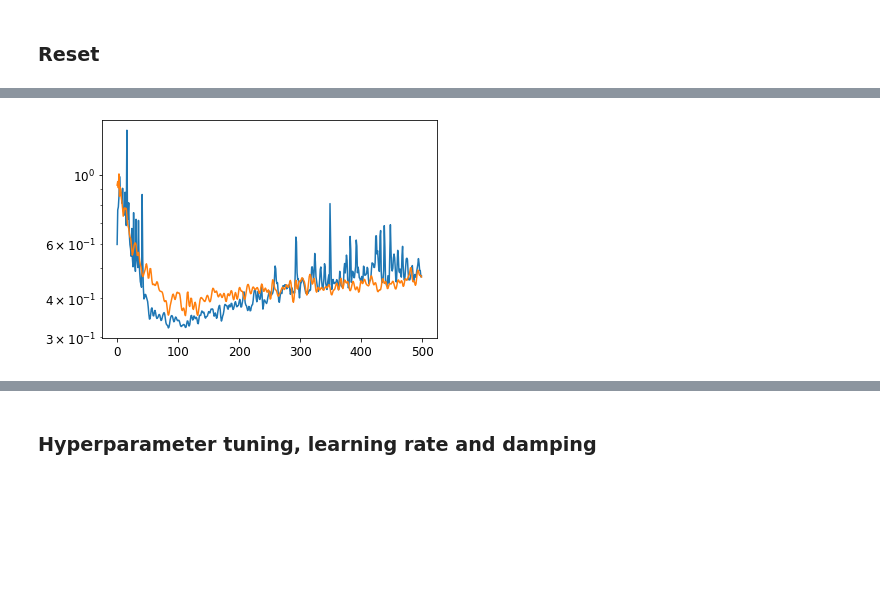
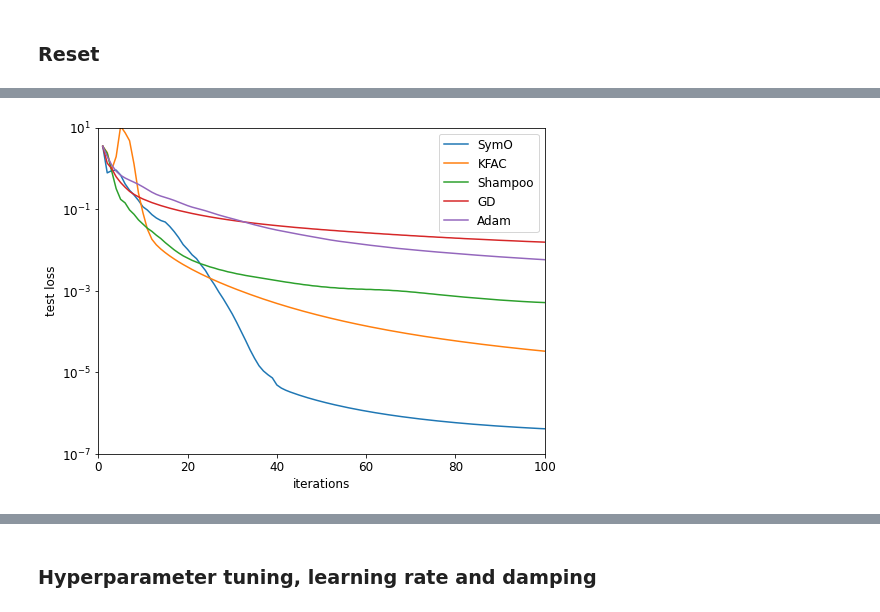
Before and after one commit to mtkresearch/symo_notebooks, a Jupyter notebook: notebooks/Linear_nobias/training.ipynb, the cells around one changed output, grey strips where cells are left out. Drawn from its saved outputs; the diff is of its cells as text; code cells hidden in the pictures; blank space fills up the shorter version.

```diff
--- a/notebooks/Linear_nobias/training.ipynb
+++ b/notebooks/Linear_nobias/training.ipynb
@@ -659,7 +948,28 @@ for iL in range(L):
-# %%
-
-plt.plot(np.sqrt(varupd).T)
-plt.yscale('log')
-plt.show()
-# %% [output]
-[figure, removed]
+# %%
+
+plt.rc('font', size = 12)
+
+plt.plot(np.arange(1,nepochs_symo+1),running_testloss_symo[:,0], label='SymO')
+plt.plot(np.arange(1,nepochs_kfac+1),running_testloss_kfac[:,0], label='KFAC')
+plt.plot(np.arange(1,nepochs_shampoo+1),running_testloss_shampoo[:,0], label='Shampoo')
+plt.plot(np.arange(1,nepochs_gd+1),running_testloss_gd[:,0], label='GD')
+plt.plot(np.arange(1,nepochs_adam+1),running_testloss_adam[:,0], label='Adam')
+
+#plt.xscale('log')
+plt.yscale('log')
+plt.xlabel('iterations')
+plt.ylabel('test loss')
+
+plt.ylim(10**(-7),10**(1))
+plt.xlim(0,100)
+
+plt.legend()
+
+fig = plt.gcf()
+fig.set_size_inches(8, 6)
+
+#plt.savefig('optimization_linear.pdf',bbox_inches="tight")
+
+plt.show()
+# %% [output]
+[figure, added]
```
Also changed, not shown: parts of 59 cells of this notebook.
